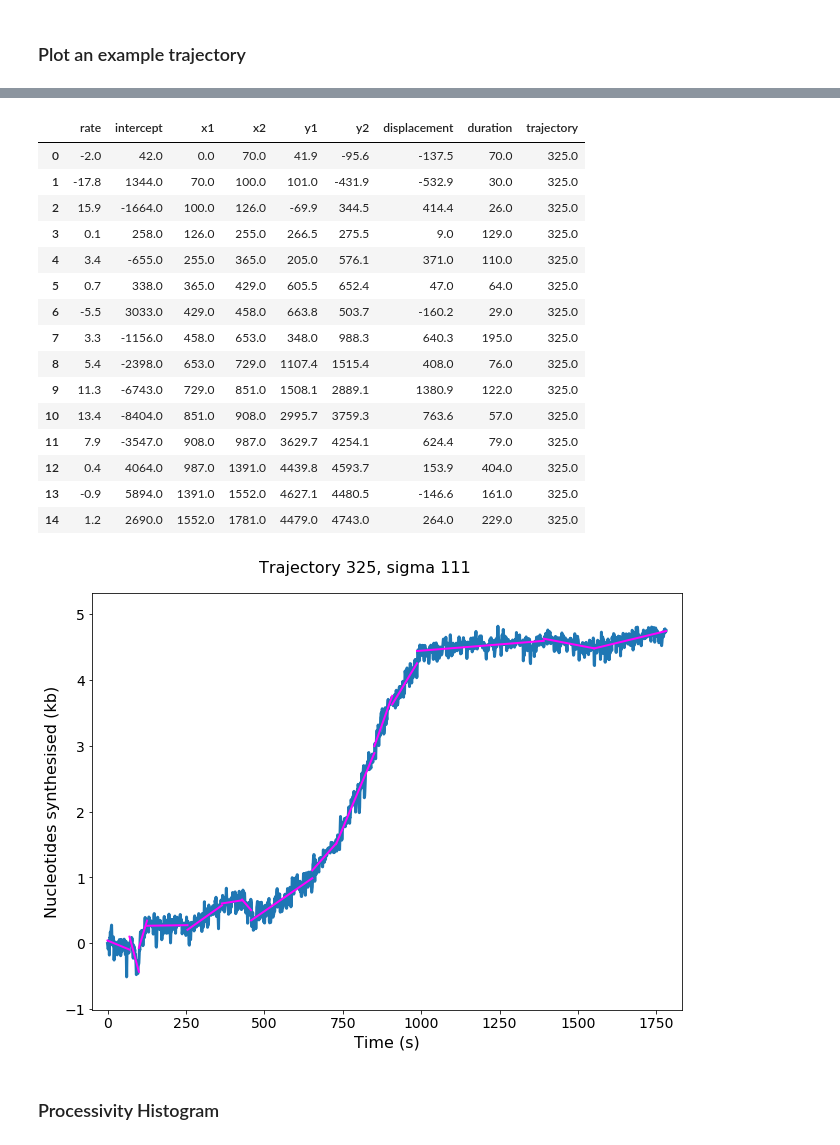
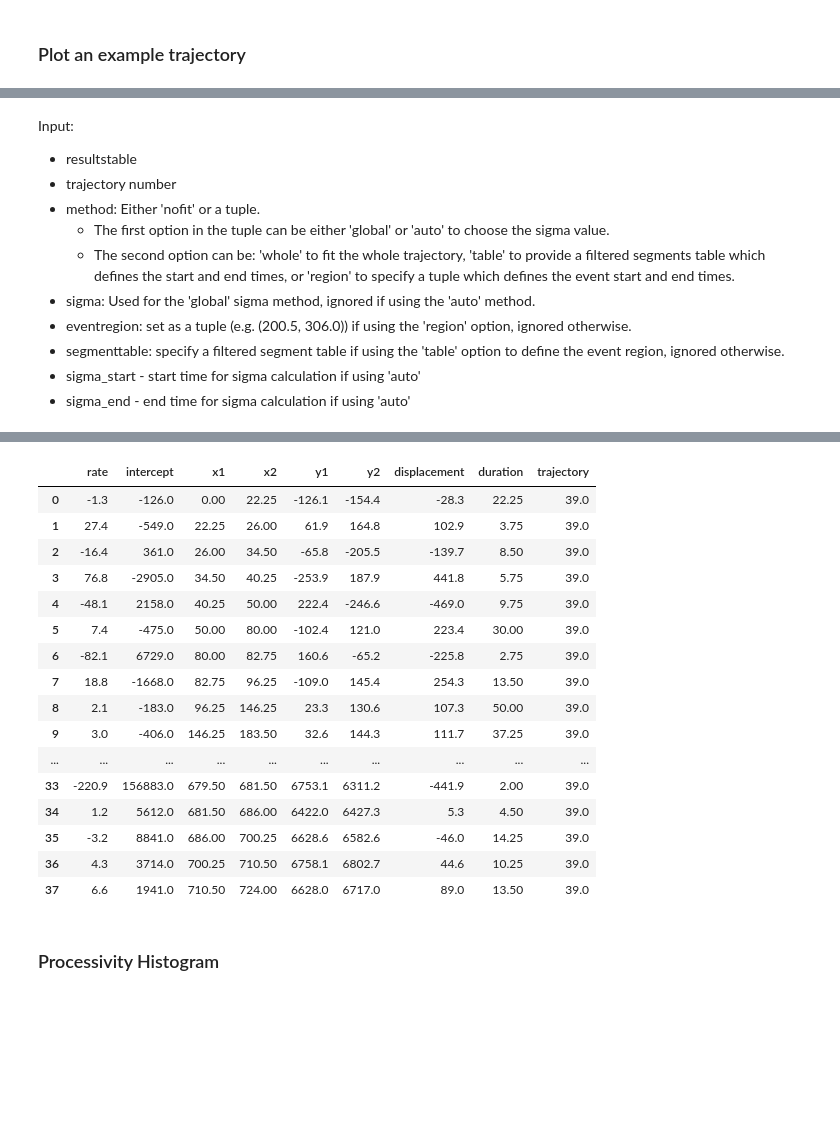
Before and after one commit to flynn949/beadpy, a Jupyter notebook: BeadAnalysis.ipynb, the cells around one changed output, grey strips where cells are left out. Cells and saved outputs as stored; diff of their text form; code cells hidden in the pictures; blank space fills up the shorter version.

```diff
--- a/BeadAnalysis.ipynb
+++ b/BeadAnalysis.ipynb
@@ -288,6 +281,18 @@ Input:
+# %% [markdown]
+Input:
+* resultstable
+* trajectory number
+* method: Either 'nofit' or a tuple.
+    * The first option in the tuple can be either 'global' or 'auto' to choose the sigma value.
+    * The second option can be: 'whole' to fit the whole trajectory, 'table' to provide a filtered segments table which defines the start and end times, or 'region' to specify a tuple which defines the event start and end times.
+* sigma: Used for the 'global' sigma method, ignored if using the 'auto' method.
+* eventregion: set as a tuple (e.g. (200.5, 306.0)) if using the 'region' option, ignored otherwise.
+* segmenttable: specify a filtered segment table if using the 'table' option to define the event region, ignored otherwise.
+* sigma_start - start time for sigma calculation if using 'auto'
+* sigma_end - end time for sigma calculation if using 'auto'
 # %%
-exampletraj = curatedresults.trajectory.unique()[5]
+exampletraj = curatedresults.trajectory.unique()[4]
 #exampletraj = 68
-exampletrajseg = beadpy.trajectory_plotter(curatedresults,exampletraj,sigmaval = 'auto', sigma_start = 10, sigma_end = 200)
+exampletrajseg = beadpy.trajectory_plotter(curatedresults, exampletraj, sigma = 500, method = ('auto', 'whole'), sigma_start = 10, sigma_end = 500,  eventregion = (200,500), segmenttable = 0)
 exampletrajseg
 # %% [output]
@@ -294,20 +301,20 @@ exampletrajseg
 |  | rate | intercept | x1 | x2 | y1 | y2 | displacement | duration | trajectory |
-| 0 | -2.0 | 42.0 | 0.0 | 70.0 | 41.9 | -95.6 | -137.5 | 70.0 | 325.0 |
-| 1 | -17.8 | 1344.0 | 70.0 | 100.0 | 101.0 | -431.9 | -532.9 | 30.0 | 325.0 |
-| 2 | 15.9 | -1664.0 | 100.0 | 126.0 | -69.9 | 344.5 | 414.4 | 26.0 | 325.0 |
-| 3 | 0.1 | 258.0 | 126.0 | 255.0 | 266.5 | 275.5 | 9.0 | 129.0 | 325.0 |
-| 4 | 3.4 | -655.0 | 255.0 | 365.0 | 205.0 | 576.1 | 371.0 | 110.0 | 325.0 |
-| 5 | 0.7 | 338.0 | 365.0 | 429.0 | 605.5 | 652.4 | 47.0 | 64.0 | 325.0 |
-| 6 | -5.5 | 3033.0 | 429.0 | 458.0 | 663.8 | 503.7 | -160.2 | 29.0 | 325.0 |
-| 7 | 3.3 | -1156.0 | 458.0 | 653.0 | 348.0 | 988.3 | 640.3 | 195.0 | 325.0 |
-| 8 | 5.4 | -2398.0 | 653.0 | 729.0 | 1107.4 | 1515.4 | 408.0 | 76.0 | 325.0 |
-| 9 | 11.3 | -6743.0 | 729.0 | 851.0 | 1508.1 | 2889.1 | 1380.9 | 122.0 | 325.0 |
-| 10 | 13.4 | -8404.0 | 851.0 | 908.0 | 2995.7 | 3759.3 | 763.6 | 57.0 | 325.0 |
-| 11 | 7.9 | -3547.0 | 908.0 | 987.0 | 3629.7 | 4254.1 | 624.4 | 79.0 | 325.0 |
-| 12 | 0.4 | 4064.0 | 987.0 | 1391.0 | 4439.8 | 4593.7 | 153.9 | 404.0 | 325.0 |
-| 13 | -0.9 | 5894.0 | 1391.0 | 1552.0 | 4627.1 | 4480.5 | -146.6 | 161.0 | 325.0 |
-| 14 | 1.2 | 2690.0 | 1552.0 | 1781.0 | 4479.0 | 4743.0 | 264.0 | 229.0 | 325.0 |
+| 0 | -1.3 | -126.0 | 0.00 | 22.25 | -126.1 | -154.4 | -28.3 | 22.25 | 39.0 |
+| 1 | 27.4 | -549.0 | 22.25 | 26.00 | 61.9 | 164.8 | 102.9 | 3.75 | 39.0 |
+| 2 | -16.4 | 361.0 | 26.00 | 34.50 | -65.8 | -205.5 | -139.7 | 8.50 | 39.0 |
+| 3 | 76.8 | -2905.0 | 34.50 | 40.25 | -253.9 | 187.9 | 441.8 | 5.75 | 39.0 |
+| 4 | -48.1 | 2158.0 | 40.25 | 50.00 | 222.4 | -246.6 | -469.0 | 9.75 | 39.0 |
+| 5 | 7.4 | -475.0 | 50.00 | 80.00 | -102.4 | 121.0 | 223.4 | 30.00 | 39.0 |
+| 6 | -82.1 | 6729.0 | 80.00 | 82.75 | 160.6 | -65.2 | -225.8 | 2.75 | 39.0 |
+| 7 | 18.8 | -1668.0 | 82.75 | 96.25 | -109.0 | 145.4 | 254.3 | 13.50 | 39.0 |
+| 8 | 2.1 | -183.0 | 96.25 | 146.25 | 23.3 | 130.6 | 107.3 | 50.00 | 39.0 |
+| 9 | 3.0 | -406.0 | 146.25 | 183.50 | 32.6 | 144.3 | 111.7 | 37.25 | 39.0 |
+| ... | ... | ... | ... | ... | ... | ... | ... | ... | ... |
+| 33 | -220.9 | 156883.0 | 679.50 | 681.50 | 6753.1 | 6311.2 | -441.9 | 2.00 | 39.0 |
+| 34 | 1.2 | 5612.0 | 681.50 | 686.00 | 6422.0 | 6427.3 | 5.3 | 4.50 | 39.0 |
+| 35 | -3.2 | 8841.0 | 686.00 | 700.25 | 6628.6 | 6582.6 | -46.0 | 14.25 | 39.0 |
+| 36 | 4.3 | 3714.0 | 700.25 | 710.50 | 6758.1 | 6802.7 | 44.6 | 10.25 | 39.0 |
+| 37 | 6.6 | 1941.0 | 710.50 | 724.00 | 6628.0 | 6717.0 | 89.0 | 13.50 | 39.0 |
-[figure, removed]
 # %% [markdown]
 ### Processivity Histogram
 # %% [markdown]
```
Also changed, not shown: parts of 3 cells of this notebook, 4 other files.
